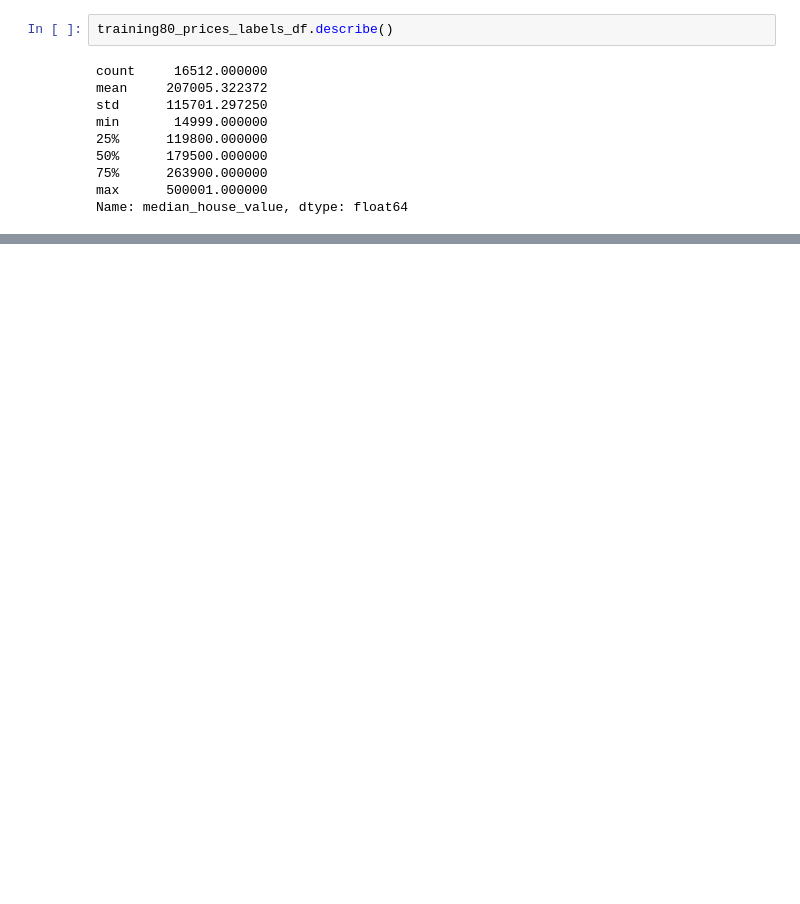
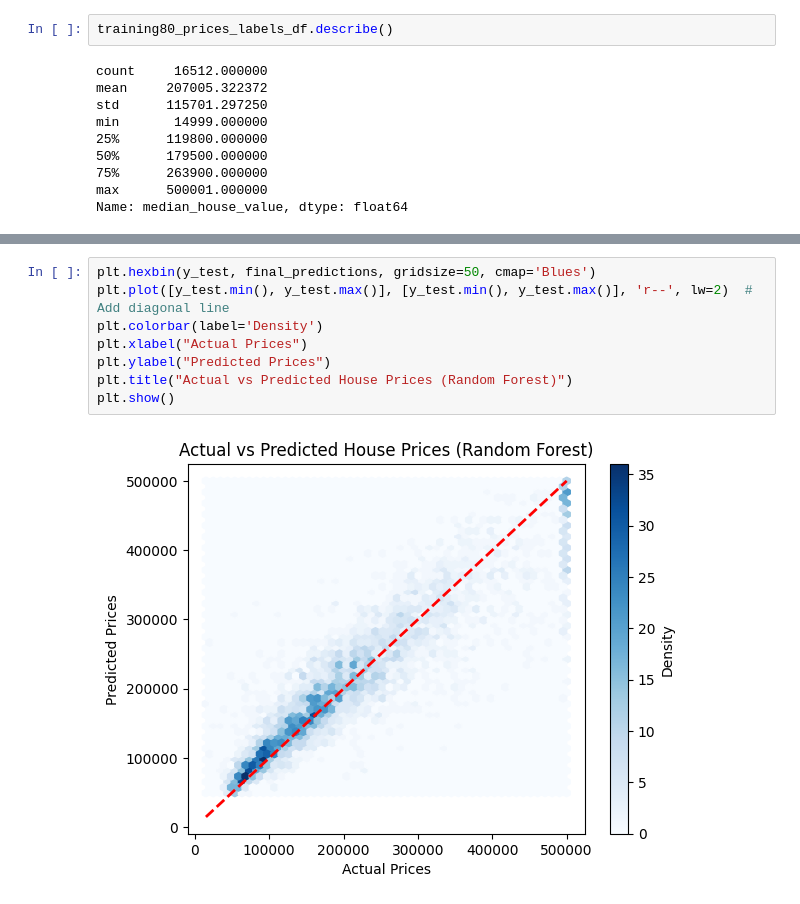
Before and after one commit to martn2023/housing-prices-ML-supervised-learning, a Jupyter notebook: 4_data_prep_model_selection_and_evaluation.ipynb, the cells around one changed output, grey strips where cells are left out. Saved outputs shown, nothing was run; the diff lists cells and outputs as text; blank space fills up the shorter version.

```diff
--- a/4_data_prep_model_selection_and_evaluation.ipynb
+++ b/4_data_prep_model_selection_and_evaluation.ipynb
@@ -540,0 +665,10 @@ Bottomline, the data set allows you to see a trend but not a reliable price poin
+# %%
+plt.hexbin(y_test, final_predictions, gridsize=50, cmap='Blues')
+plt.plot([y_test.min(), y_test.max()], [y_test.min(), y_test.max()], 'r--', lw=2)  # Add diagonal line
+plt.colorbar(label='Density')
+plt.xlabel("Actual Prices")
+plt.ylabel("Predicted Prices")
+plt.title("Actual vs Predicted House Prices (Random Forest)")
+plt.show()
+# %% [output]
+[figure, added]
```
Also changed, not shown: parts of 38 cells of this notebook, 3 other files.
